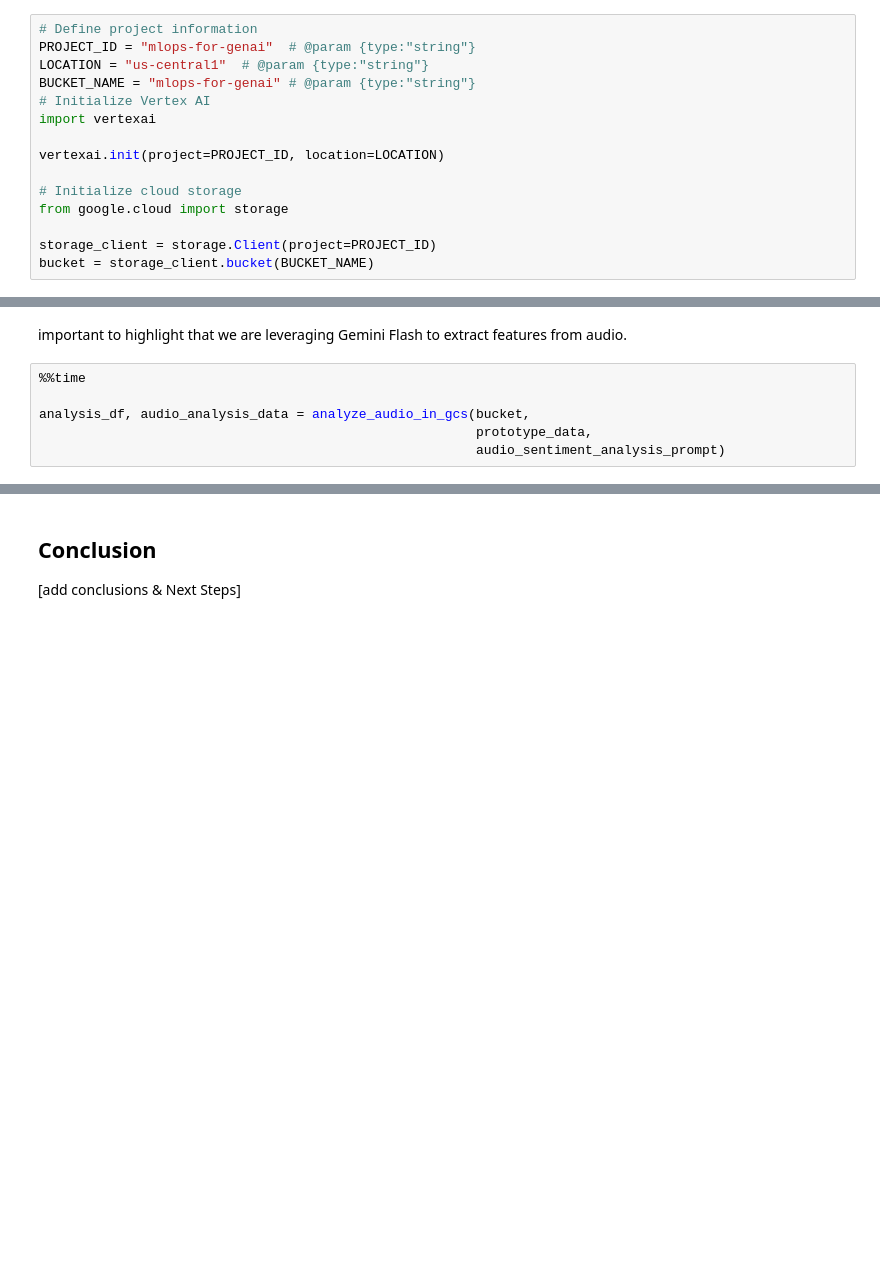
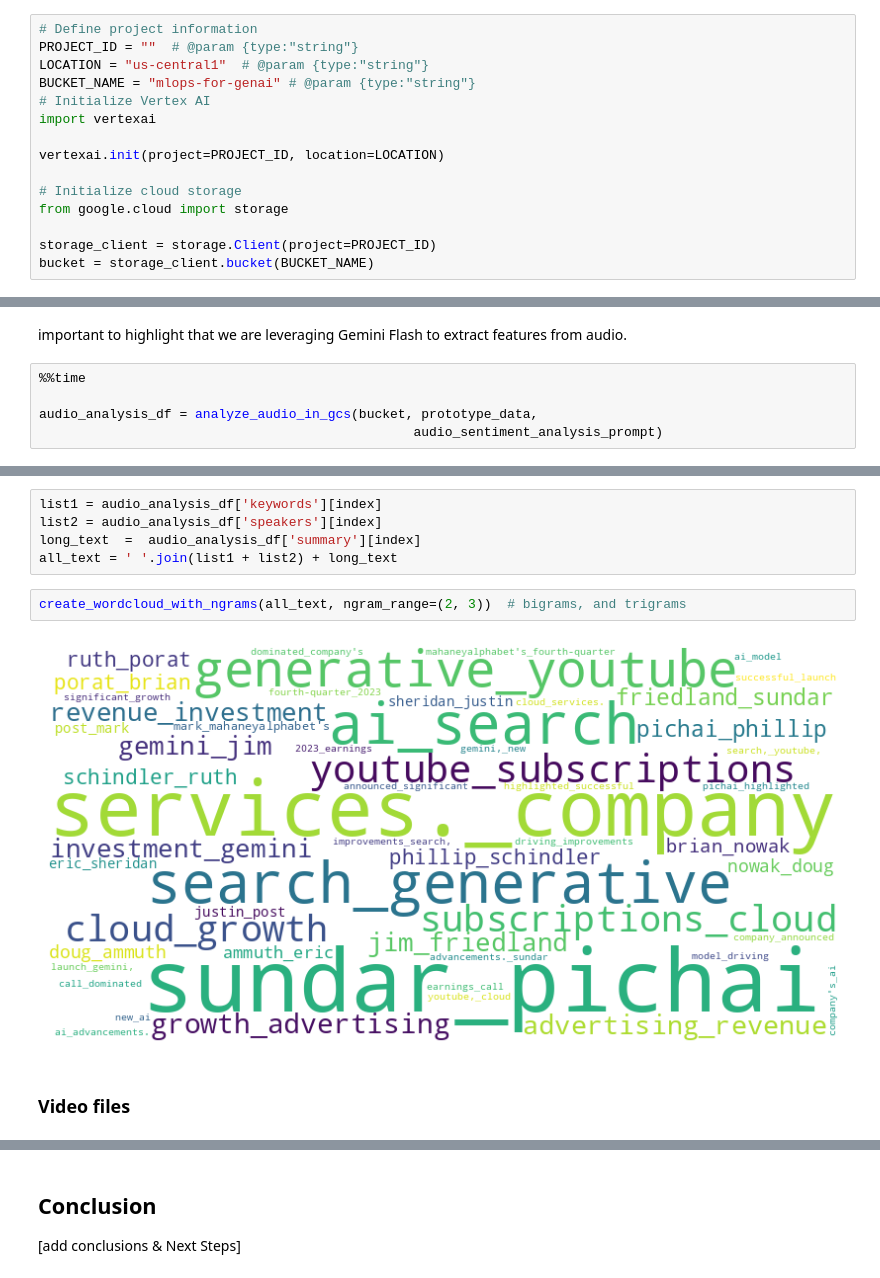
Before and after one commit to lavinigam-gcp/mlops-for-genai, a Jupyter notebook: rag2riches/v1.0/04_Exploratory_Data_Analysis.ipynb, the cells around one changed output, grey strips where cells are left out. Saved outputs shown, nothing was run; the diff lists cells and outputs as text; blank space fills up the shorter version.

```diff
--- a/rag2riches/v1.0/04_Exploratory_Data_Analysis.ipynb
+++ b/rag2riches/v1.0/04_Exploratory_Data_Analysis.ipynb
@@ -93,7 +96,7 @@ To get started using Vertex AI, you must have an existing Google Cloud project a
 Learn more about [setting up a project and a development environment](https://cloud.google.com/vertex-ai/docs/start/cloud-environment).
 # %%
 # Define project information
-PROJECT_ID = "mlops-for-genai"  # @param {type:"string"}
+PROJECT_ID = ""  # @param {type:"string"}
 LOCATION = "us-central1"  # @param {type:"string"}
 BUCKET_NAME = "mlops-for-genai" # @param {type:"string"}
 # Initialize Vertex AI
@@ -344,7 +366,6 @@ important to highlight that we are leveraging Gemini Flash to extract features f
 # %%
 %%time
 
-analysis_df, audio_analysis_data = analyze_audio_in_gcs(bucket,
-                                                        prototype_data,
-                                                        audio_sentiment_analysis_prompt)
+audio_analysis_df = analyze_audio_in_gcs(bucket, prototype_data,
+                                                audio_sentiment_analysis_prompt)
 # %% [output]
@@ -456,0 +483,11 @@ plt.show()
+# %%
+list1 = audio_analysis_df['keywords'][index]
+list2 = audio_analysis_df['speakers'][index]
+long_text  =  audio_analysis_df['summary'][index]
+all_text = ' '.join(list1 + list2) + long_text
+# %%
+create_wordcloud_with_ngrams(all_text, ngram_range=(2, 3))  # bigrams, and trigrams
+# %% [output]
+[figure, added]
+# %% [markdown]
+### Video files
```
Also changed, not shown: parts of 58 cells of this notebook.
